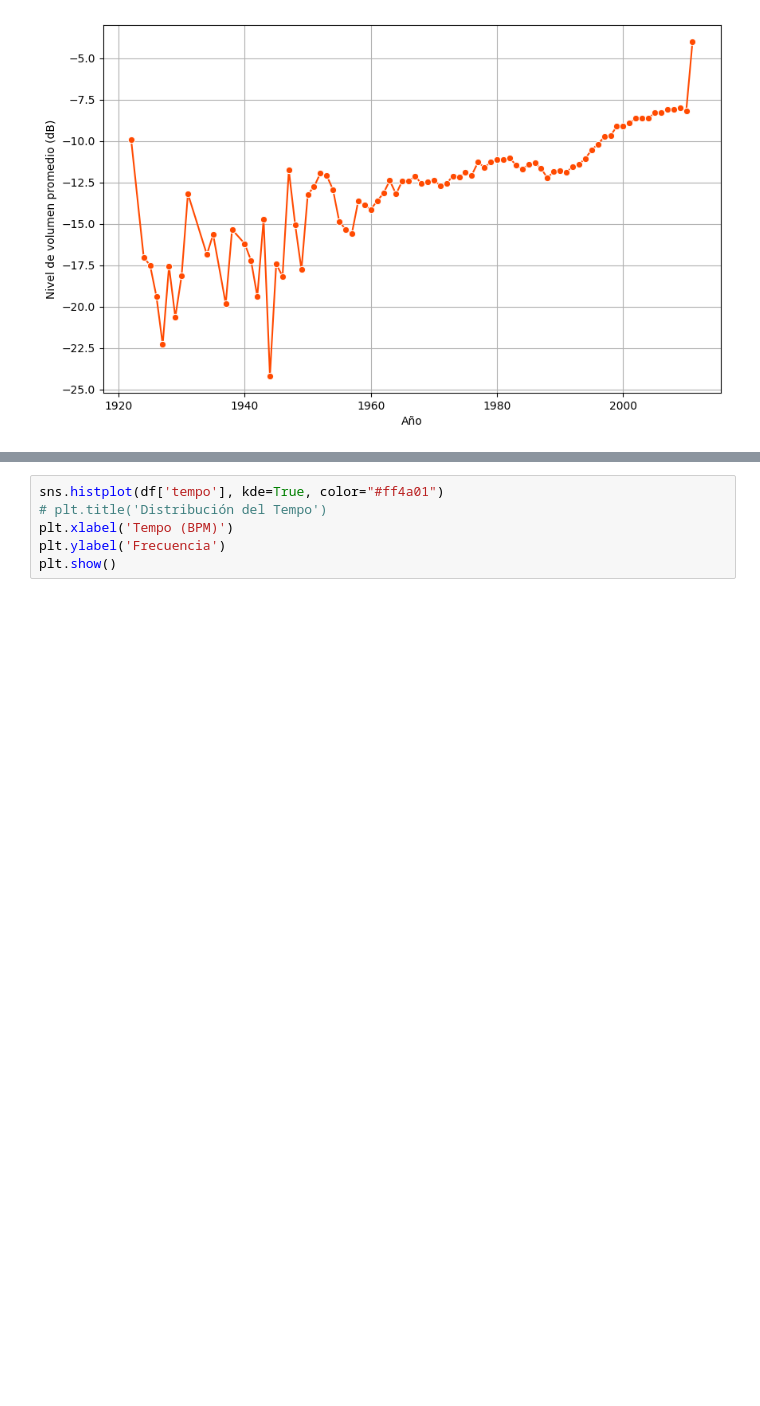
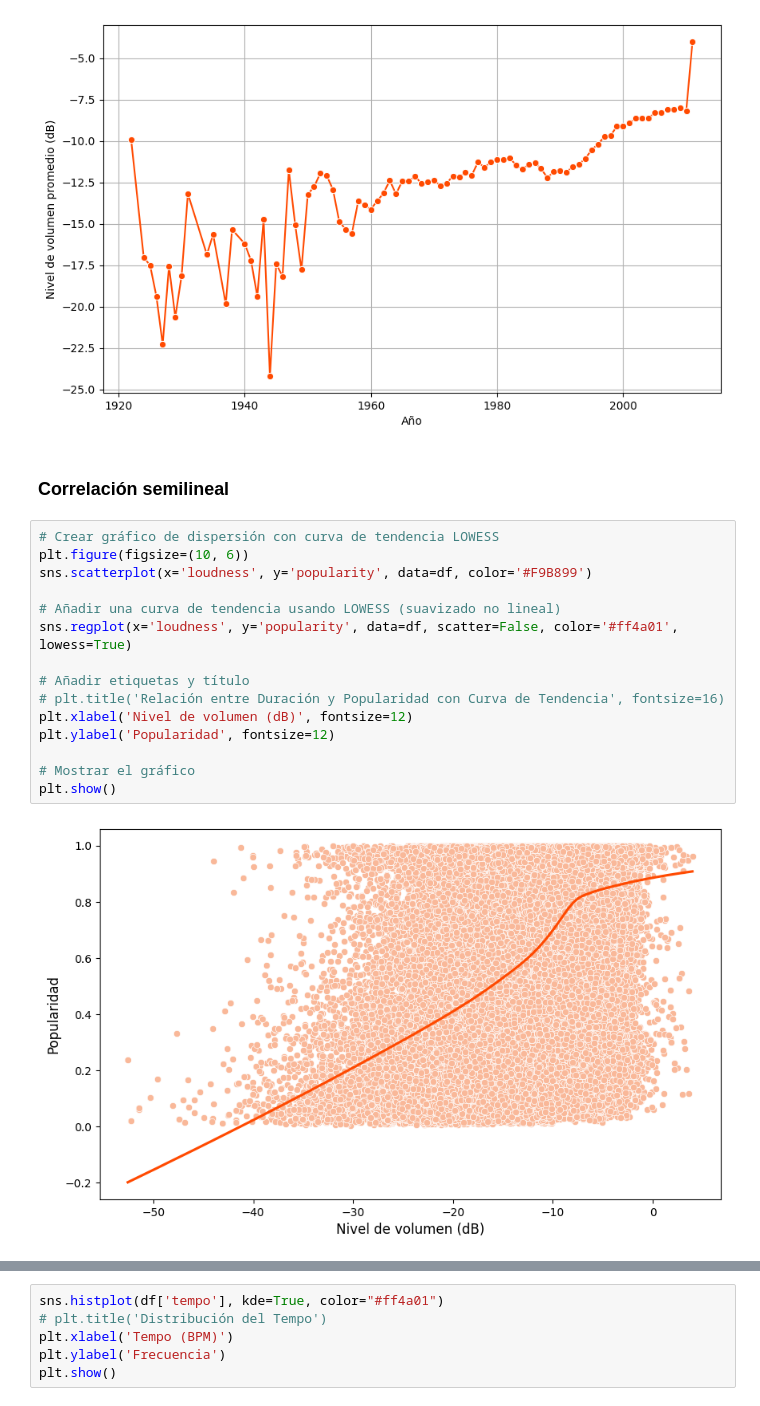
Before and after one commit to wuiquique/msd_predictive, a Jupyter notebook: analysis.ipynb, the cells around one changed output, grey strips where cells are left out. Saved outputs shown, nothing was run; the diff lists cells and outputs as text; blank space fills up the shorter version.

```diff
--- a/analysis.ipynb
+++ b/analysis.ipynb
@@ -145,3 +221,22 @@ plt.grid(True)
 plt.show()
 # %% [output]
 [figure]
+# %% [markdown]
+### Correlación semilineal
+# %%
+# Crear gráfico de dispersión con curva de tendencia LOWESS
+plt.figure(figsize=(10, 6))
+sns.scatterplot(x='loudness', y='popularity', data=df, color='#F9B899')
+
+# Añadir una curva de tendencia usando LOWESS (suavizado no lineal)
+sns.regplot(x='loudness', y='popularity', data=df, scatter=False, color='#ff4a01', lowess=True)
+
+# Añadir etiquetas y título
+# plt.title('Relación entre Duración y Popularidad con Curva de Tendencia', fontsize=16)
+plt.xlabel('Nivel de volumen (dB)', fontsize=12)
+plt.ylabel('Popularidad', fontsize=12)
+
+# Mostrar el gráfico
+plt.show()
+# %% [output]
+[figure, added]
```
Also changed, not shown: parts of 44 cells of this notebook, 2 other files.
